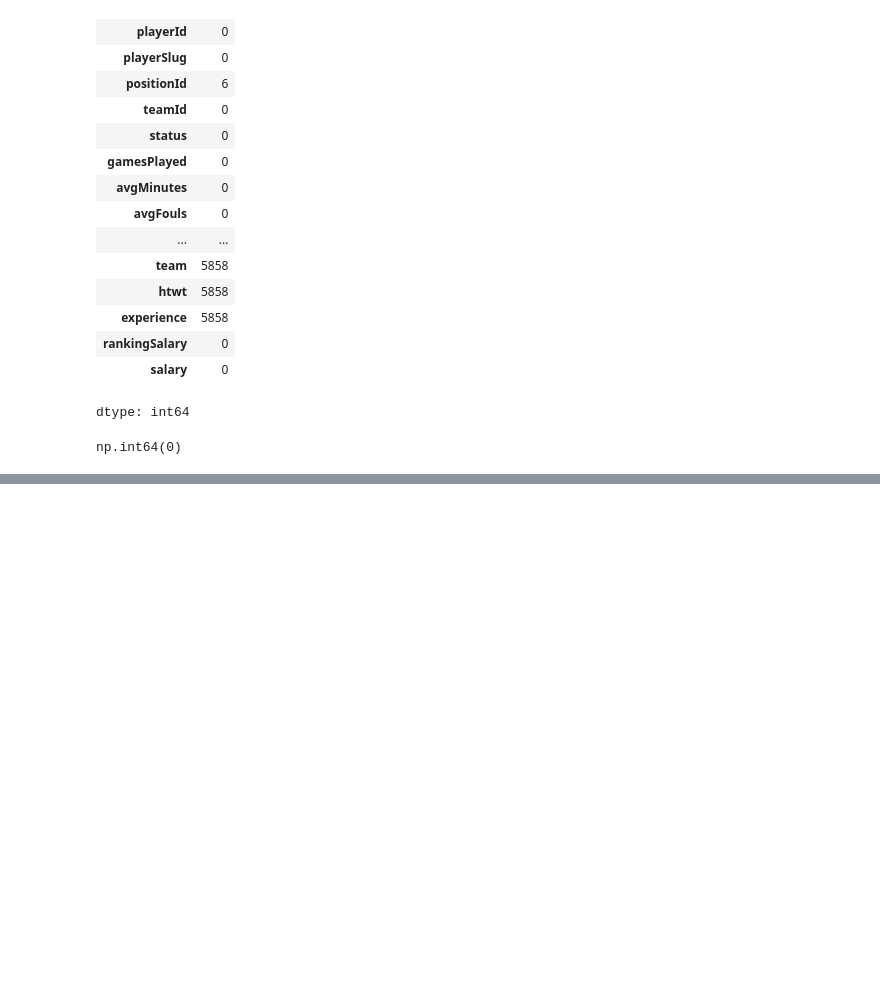
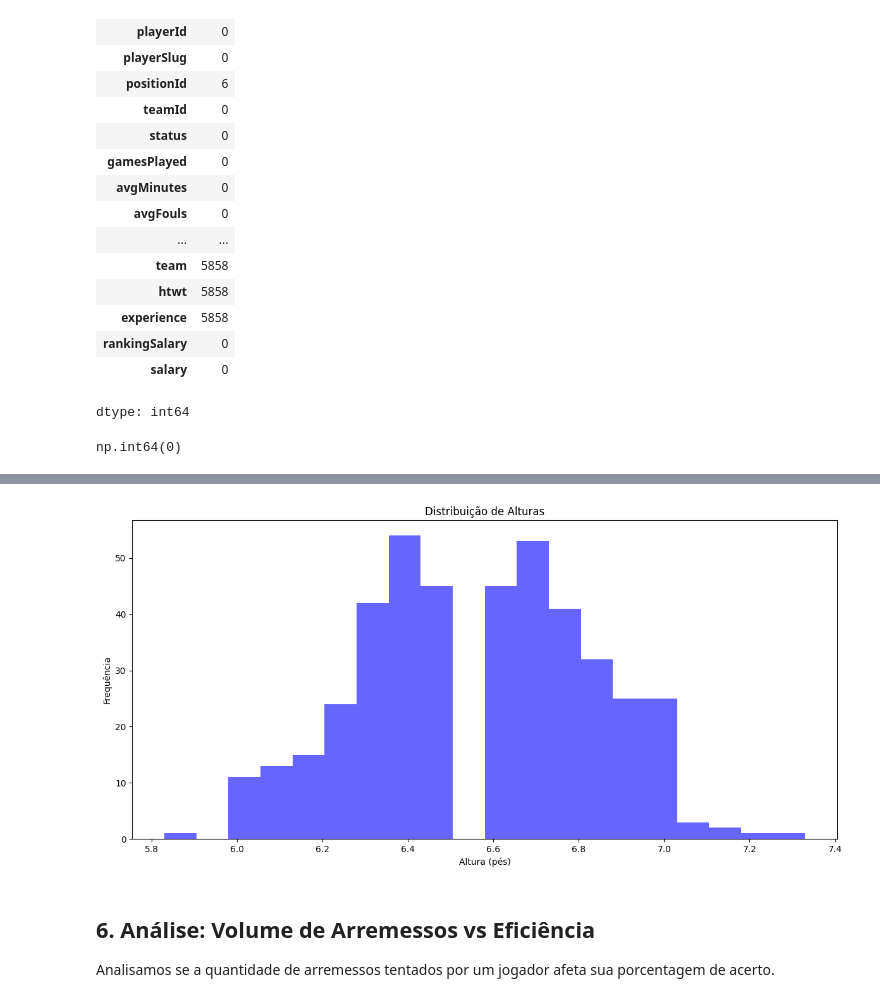
Before and after one commit to nise1301/NBA_stats, a Jupyter notebook: NBA_EDA_AT1.ipynb, the cells around one changed output, grey strips where cells are left out. Saved outputs shown, nothing was run; the diff lists cells and outputs as text; code cells hidden in the pictures; blank space fills up the shorter version.

```diff
--- a/NBA_EDA_AT1.ipynb
+++ b/NBA_EDA_AT1.ipynb
@@ -422,0 +276,16 @@ dtype: int64
+# %%
+# Histograma de alturas
+plt.figure(figsize=(12, 6))
+plt.hist(dados['altura_pes'], bins=20,alpha=0.6, color='blue')
+plt.xlabel('Altura (pés)')
+plt.ylabel('Frequência')
+plt.title('Distribuição de Alturas')
+
+plt.tight_layout()
+plt.show()
+# %% [output]
+[figure, added]
+# %% [markdown]
+## 6. Análise: Volume de Arremessos vs Eficiência
+
+Analisamos se a quantidade de arremessos tentados por um jogador afeta sua porcentagem de acerto.
```
Also changed, not shown: parts of 53 cells of this notebook.
